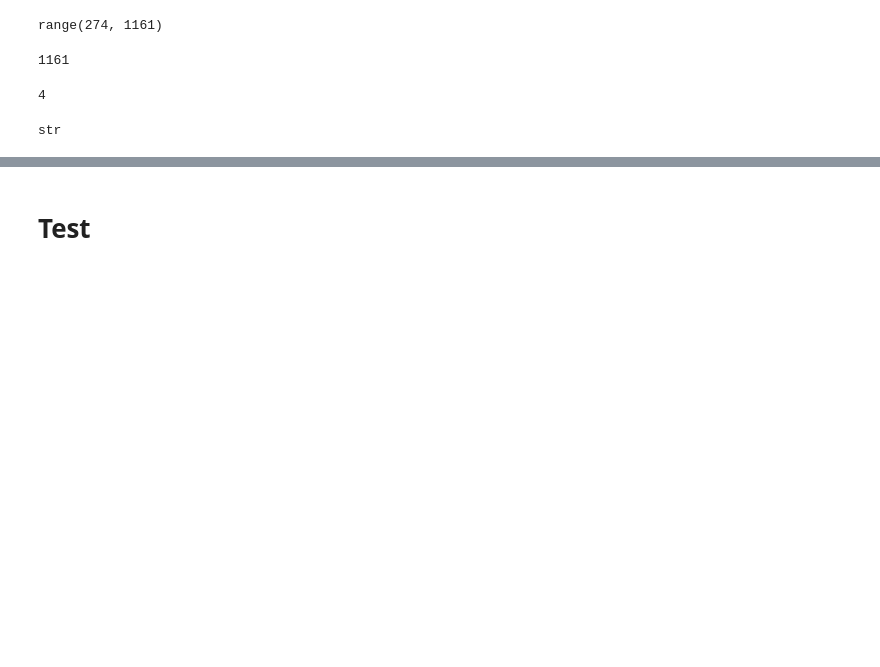
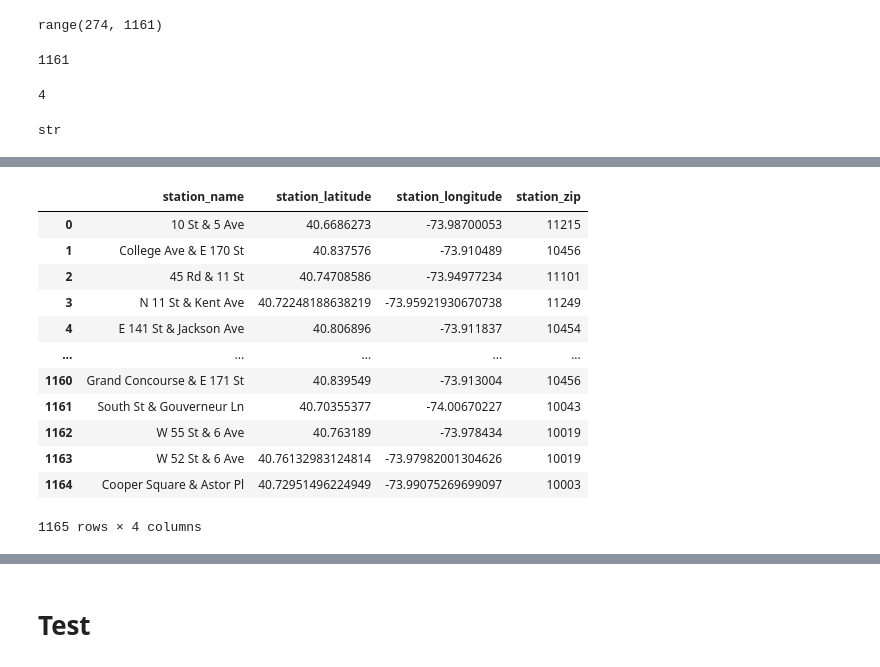
Before and after one commit to jcanque777/covid_citibike, a Jupyter notebook: citibike_data.ipynb, the cells around one changed output, grey strips where cells are left out. Cells and saved outputs as stored; diff of their text form; code cells hidden in the pictures; blank space fills up the shorter version.

```diff
--- a/citibike_data.ipynb
+++ b/citibike_data.ipynb
@@ -340,0 +343,3 @@ str
+# %%
+# Input actual zip for individual
+test_df['station_zip'][1]="10019"
@@ -351,2 +381,5 @@ Name: station_zip, dtype: int64
+# %%
+# turn station_zip column into string to match main zip table
+test_df = test_df.astype({'station_zip': 'object'})
 # %%
 test_df['station_zip'][1]="10019"
@@ -391,0 +406,3 @@ test_df
+# %%
+# append missing zip df to main zip dataframe
+stations_table_w_zip = stations_table_w_zip.append(test_df, ignore_index=True)
@@ -391,0 +418,16 @@ test_df
+# %%
+stations_table_w_zip
+# %% [output]
+|  | station_name | station_latitude | station_longitude | station_zip |
+| 0 | 10 St & 5 Ave | 40.6686273 | -73.98700053 | 11215 |
+| 1 | College Ave & E 170 St | 40.837576 | -73.910489 | 10456 |
+| 2 | 45 Rd & 11 St | 40.74708586 | -73.94977234 | 11101 |
+| 3 | N 11 St & Kent Ave | 40.72248188638219 | -73.95921930670738 | 11249 |
+| 4 | E 141 St & Jackson Ave | 40.806896 | -73.911837 | 10454 |
+| ... | ... | ... | ... | ... |
+| 1160 | Grand Concourse & E 171 St | 40.839549 | -73.913004 | 10456 |
+| 1161 | South St & Gouverneur Ln | 40.70355377 | -74.00670227 | 10043 |
+| 1162 | W 55 St & 6 Ave | 40.763189 | -73.978434 | 10019 |
+| 1163 | W 52 St & 6 Ave | 40.76132983124814 | -73.97982001304626 | 10019 |
+| 1164 | Cooper Square & Astor Pl | 40.72951496224949 | -73.99075269699097 | 10003 |
+1165 rows × 4 columns
```
Also changed, not shown: parts of 54 cells of this notebook.
